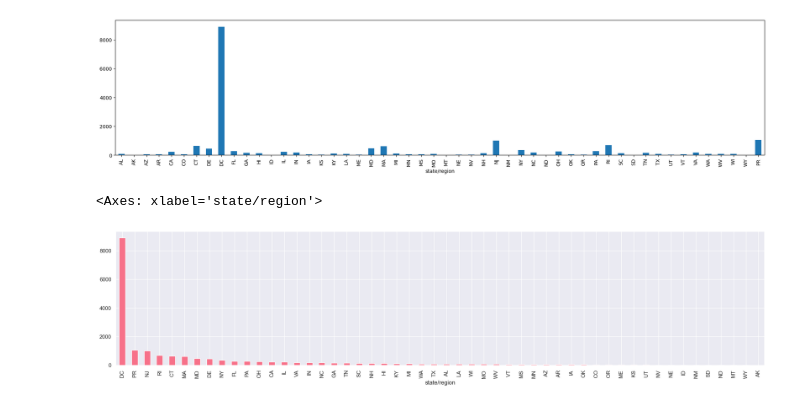
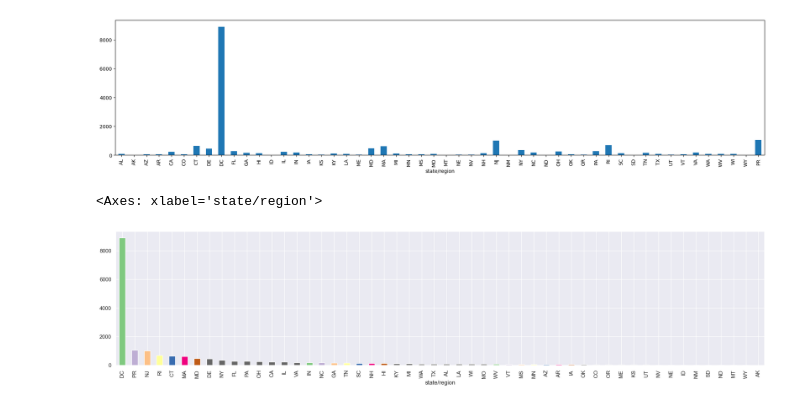
Before and after one commit to esir-indv/Pandas-Matplotlib, a Jupyter notebook: 美国人口数据分析.ipynb, the cells around one changed output. Drawn from its saved outputs; the diff is of its cells as text; code cells hidden in the pictures.

```diff
--- a/美国人口数据分析.ipynb
+++ b/美国人口数据分析.ipynb
@@ -293,11 +293,11 @@ ax = fig.add_subplot(111)
 # %%
 import seaborn as sns
 sns.set(palette='husl')
 Total2_pic = (Total2['population']/Total2['area (sq. mi)'])
 Total2_pic.sort_values(ascending=False,inplace=True)
 fig = plt.figure(figsize=(24,5))
 ax = fig.add_subplot(111)
-Total2_pic.plot(kind='bar',ax=ax)
+Total2_pic.plot(kind='bar',ax=ax,color=plt.get_cmap('Accent')(range(15)))
 # %% [output]
 <Axes: xlabel='state/region'>
-[figure, old version]
+[figure, new version]
```
Also changed, not shown: parts of 2 cells of this notebook.
